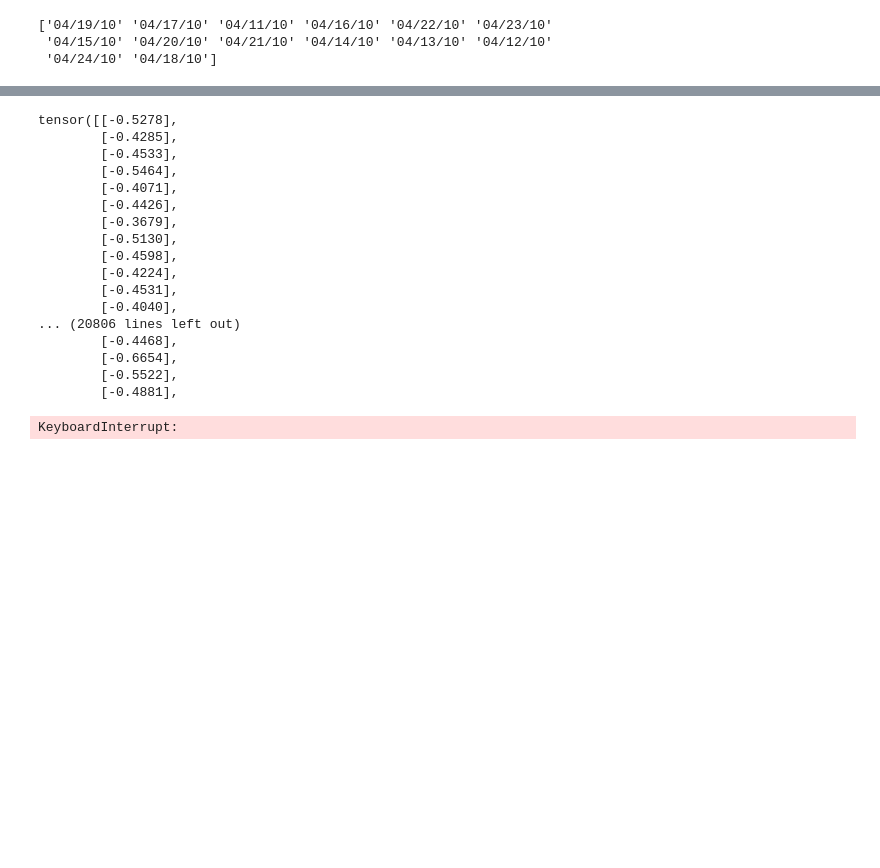
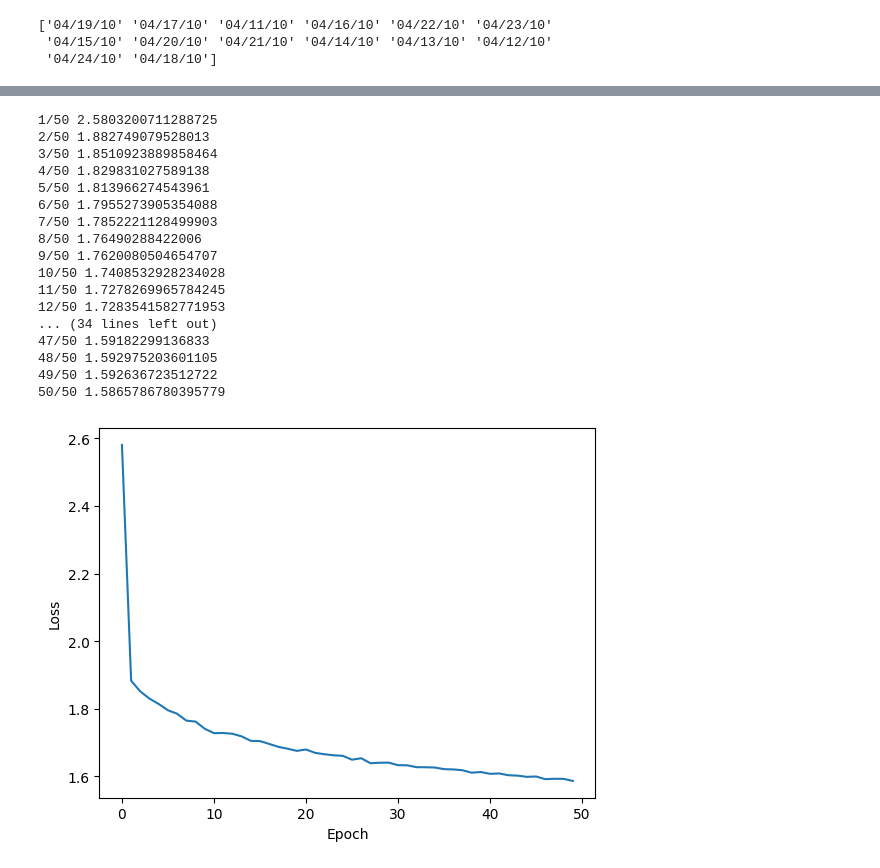
Before and after one commit to Alacho2/Deep_final, a Jupyter notebook: project.ipynb, the cells around one changed output, grey strips where cells are left out. Saved outputs shown, nothing was run; the diff lists cells and outputs as text; code cells hidden in the pictures; blank space fills up the shorter version.

```diff
--- a/project.ipynb
+++ b/project.ipynb
@@ -158,8 +294,8 @@ train_X, test_X, train_y, test_y = train_test_split(X, y, test_size=0.1)
 # %%
-X = torch.tensor(train_X, dtype=torch.float)
-y = torch.tensor(train_y, dtype=torch.float)
-test_X_tensor = torch.Tensor(test_X)
-test_y_tensor = torch.Tensor(test_y)
+X = torch.tensor(train_X.values, dtype=torch.float)
+y = torch.tensor(train_y.values.reshape(-1), dtype=torch.float)
+test_X_tensor = torch.Tensor(test_X.values)
+test_y_tensor = torch.Tensor(test_y.values.reshape(-1))
 
 train_ds = torch.utils.data.TensorDataset(X, y)
 test_ds = torch.utils.data.TensorDataset(test_X_tensor, test_y_tensor)
@@ -212,32 +372,47 @@ Estimated Total Size (MB): 0.02
 # %%
-optimizer = torch.optim.Adam(model.parameters(), lr=0.001)
-criterion = nn.CrossEntropyLoss()
-for epochs in range(500):
+optimizer = torch.optim.Adam(model.parameters(), lr=0.001, weight_decay=0.0)
+losses = []
+# criterion = nn.CrossEntropyLoss()
+criterion = nn.L1Loss()
+# criterion = nn.MSELoss()
+epochs = 50
+for epoch in range(epochs):
+    train_loss=[]
     for data in train_dl:
         X, y = data
         optimizer.zero_grad()
         output = model(X)
-        print(output)
-        loss = criterion(output, y)
+        # print(output.shape)
+        #print(y)
+        # y = y.unsqueeze(1)
+        loss = criterion(output, y.unsqueeze(-1))
+        train_loss.append(loss.item())
         loss.backward()
         optimizer.step()
-    print(loss.data)
+    print("{}/{}".format(epoch + 1, epochs), np.mean(train_loss))
+    losses.append(np.mean(train_loss))
 # %% [output]
-tensor([[-0.5278],
-        [-0.4285],
-        [-0.4533],
-        [-0.5464],
-        [-0.4071],
-        [-0.4426],
-        [-0.3679],
-        [-0.5130],
-        [-0.4598],
-        [-0.4224],
-        [-0.4531],
-        [-0.4040],
-... (20806 lines left out)
-        [-0.4468],
-        [-0.6654],
-        [-0.5522],
-        [-0.4881],
+1/50 2.5803200711288725
+2/50 1.882749079528013
+3/50 1.8510923889858464
+4/50 1.829831027589138
+5/50 1.813966274543961
+6/50 1.7955273905354088
+7/50 1.7852221128499903
+8/50 1.76490288422006
+9/50 1.7620080504654707
+10/50 1.7408532928234028
+11/50 1.7278269965784245
+12/50 1.7283541582771953
+... (34 lines left out)
+47/50 1.59182299136833
+48/50 1.592975203601105
+49/50 1.592636723512722
+50/50 1.5865786780395779
-KeyboardInterrupt:
+# %%
+plt.plot(range(50), losses)
+plt.xlabel('Epoch')
+plt.ylabel('Loss')
+plt.show()
+# %% [output]
+[figure, added]
```
Also changed, not shown: parts of 21 cells of this notebook.
